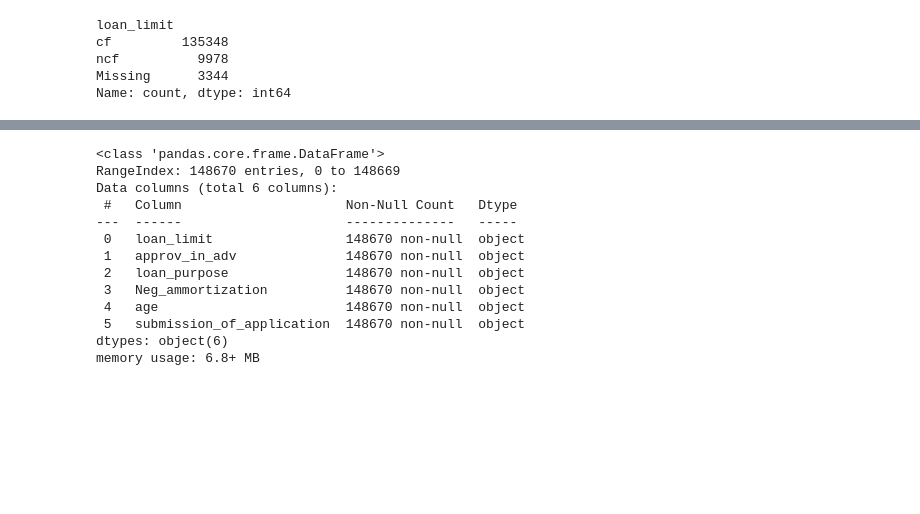
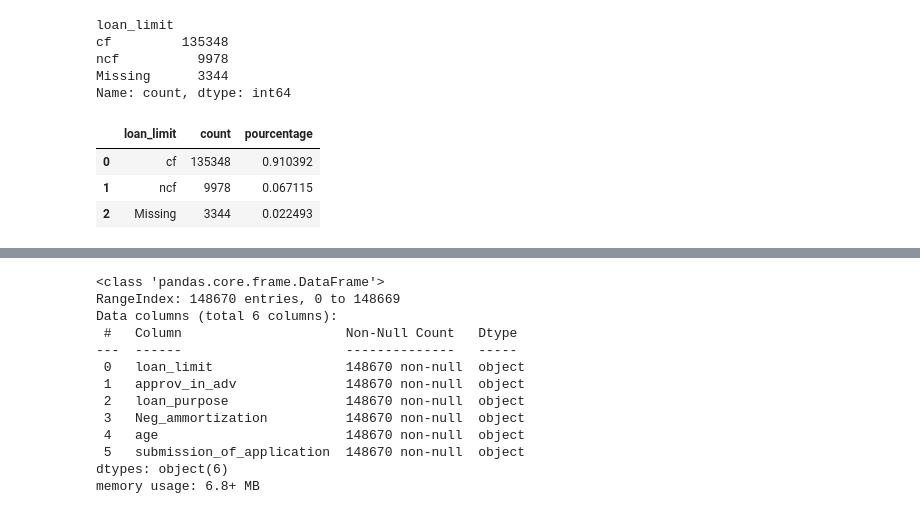
Before and after one commit to Badmavasan/formation-ia, a Jupyter notebook: machine_learning/data_preprocessing/tp_data_preprocessing.ipynb, the cells around one changed output, grey strips where cells are left out. Cells and saved outputs as stored; diff of their text form; code cells hidden in the pictures; blank space fills up the shorter version.

```diff
--- a/machine_learning/data_preprocessing/tp_data_preprocessing.ipynb
+++ b/machine_learning/data_preprocessing/tp_data_preprocessing.ipynb
@@ -237,3 +248,17 @@ cf         135348
 ncf          9978
 Missing      3344
 Name: count, dtype: int64
+# %%
+df_temp=df.copy()
+
+tabToPrint = df_temp.loan_limit.value_counts().reset_index()
+tabToPrint.columns = ['loan_limit','count']
+
+tabToPrint['pourcentage'] = tabToPrint['count']/df_temp.shape[0]
+
+tabToPrint
+# %% [output]
+|  | loan_limit | count | pourcentage |
+| 0 | cf | 135348 | 0.910392 |
+| 1 | ncf | 9978 | 0.067115 |
+| 2 | Missing | 3344 | 0.022493 |
```
Also changed, not shown: parts of 2 cells of this notebook.
